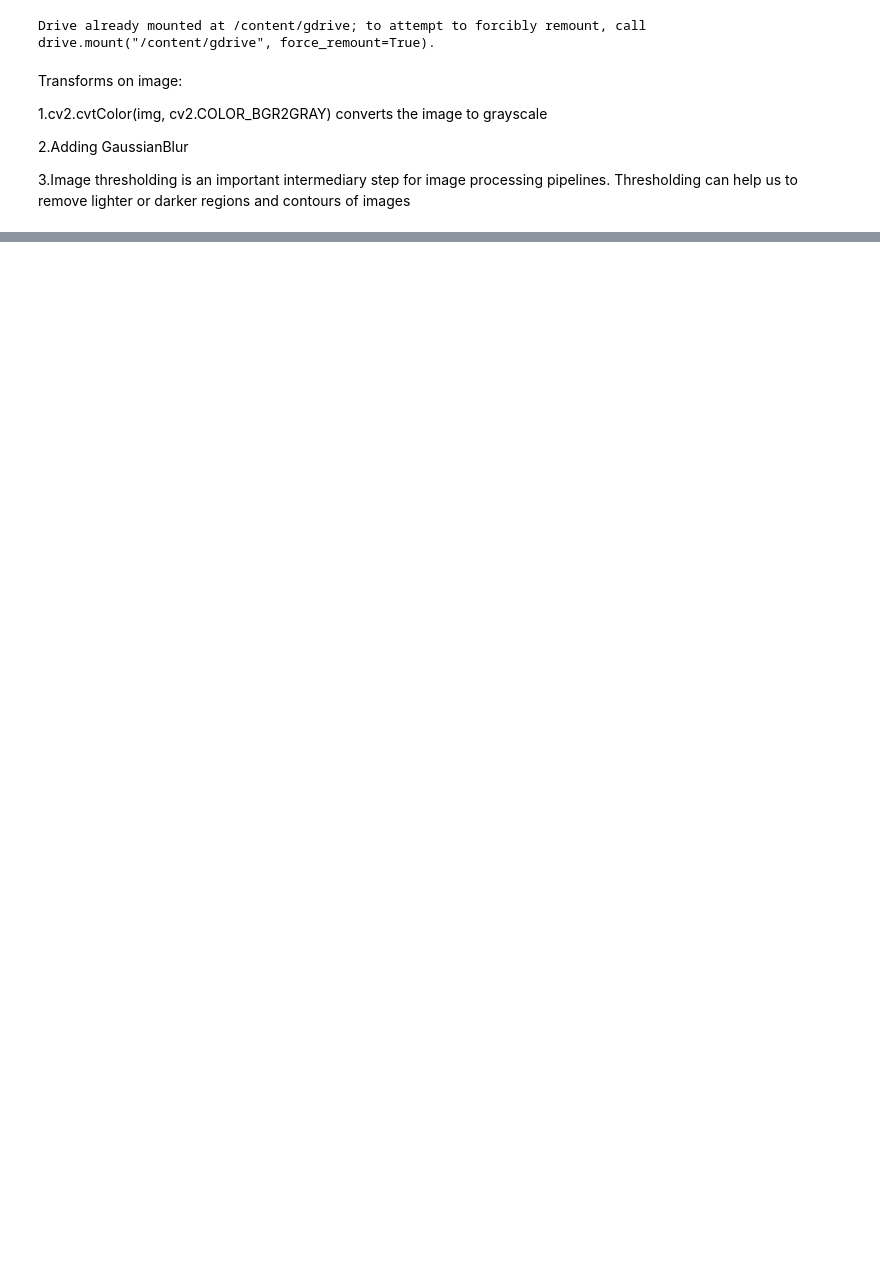
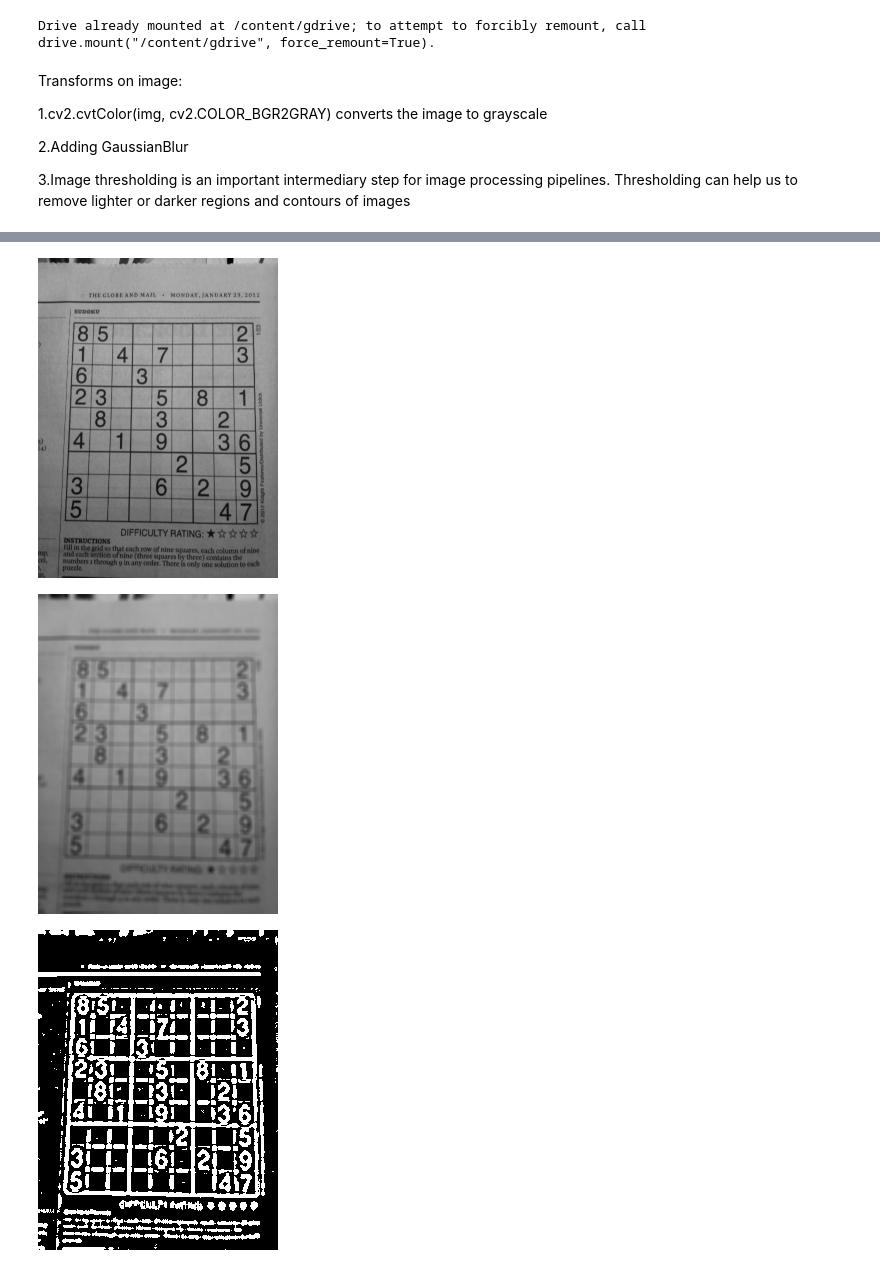
Before and after one commit to shreyas1209/Sudoku_Solver_App, a Jupyter notebook: sudoku_detector.ipynb, the cells around one changed output, grey strips where cells are left out. Cells and saved outputs as stored; diff of their text form; code cells hidden in the pictures; blank space fills up the shorter version.

```diff
--- a/sudoku_detector.ipynb
+++ b/sudoku_detector.ipynb
@@ -58,0 +81,6 @@ sudoku_detector(image1)
+# %%
+sudoku_detector(image3)
+# %% [output]
+[figure, added]
+[figure, added]
+[figure, added]
```
Also changed, not shown: parts of 7 cells of this notebook.
